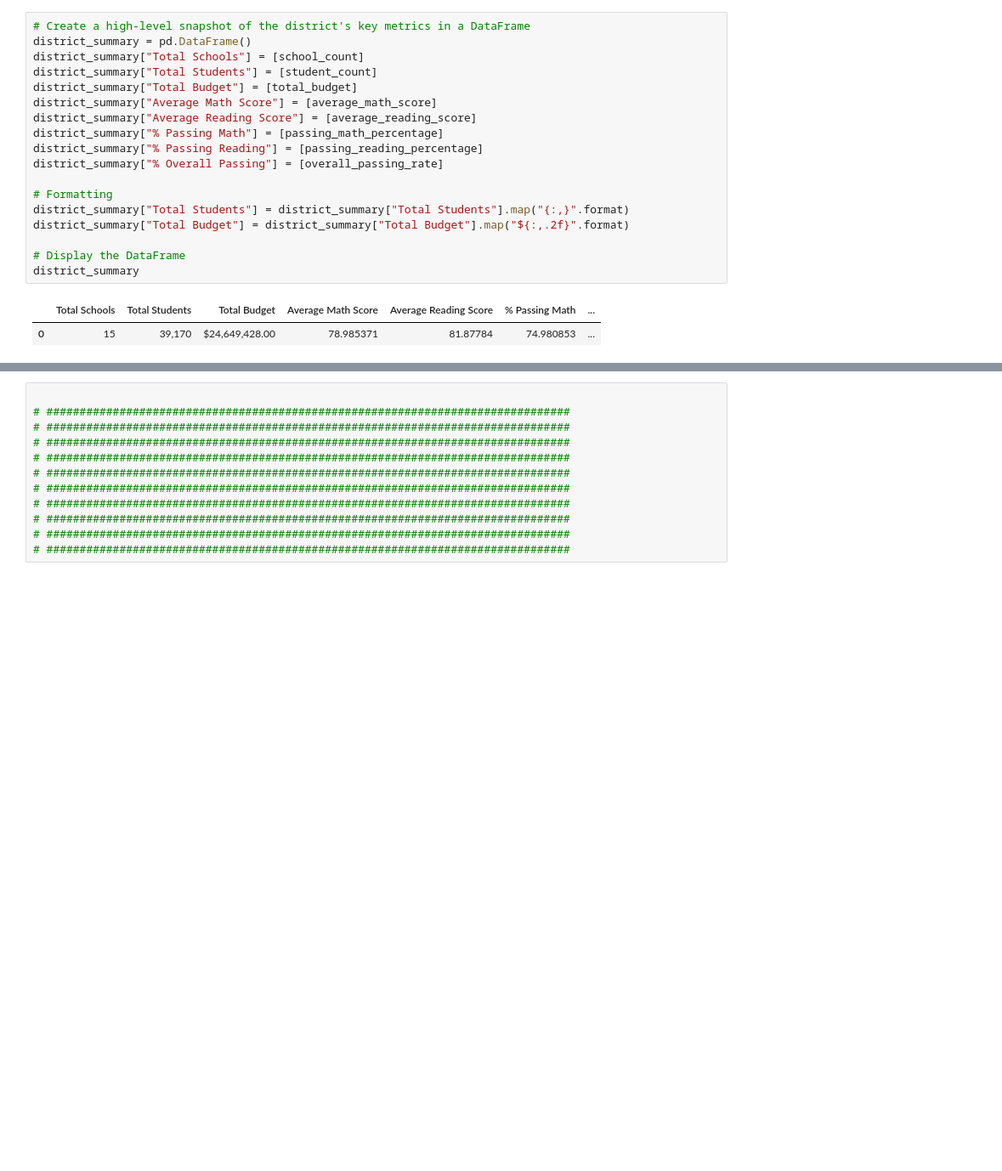
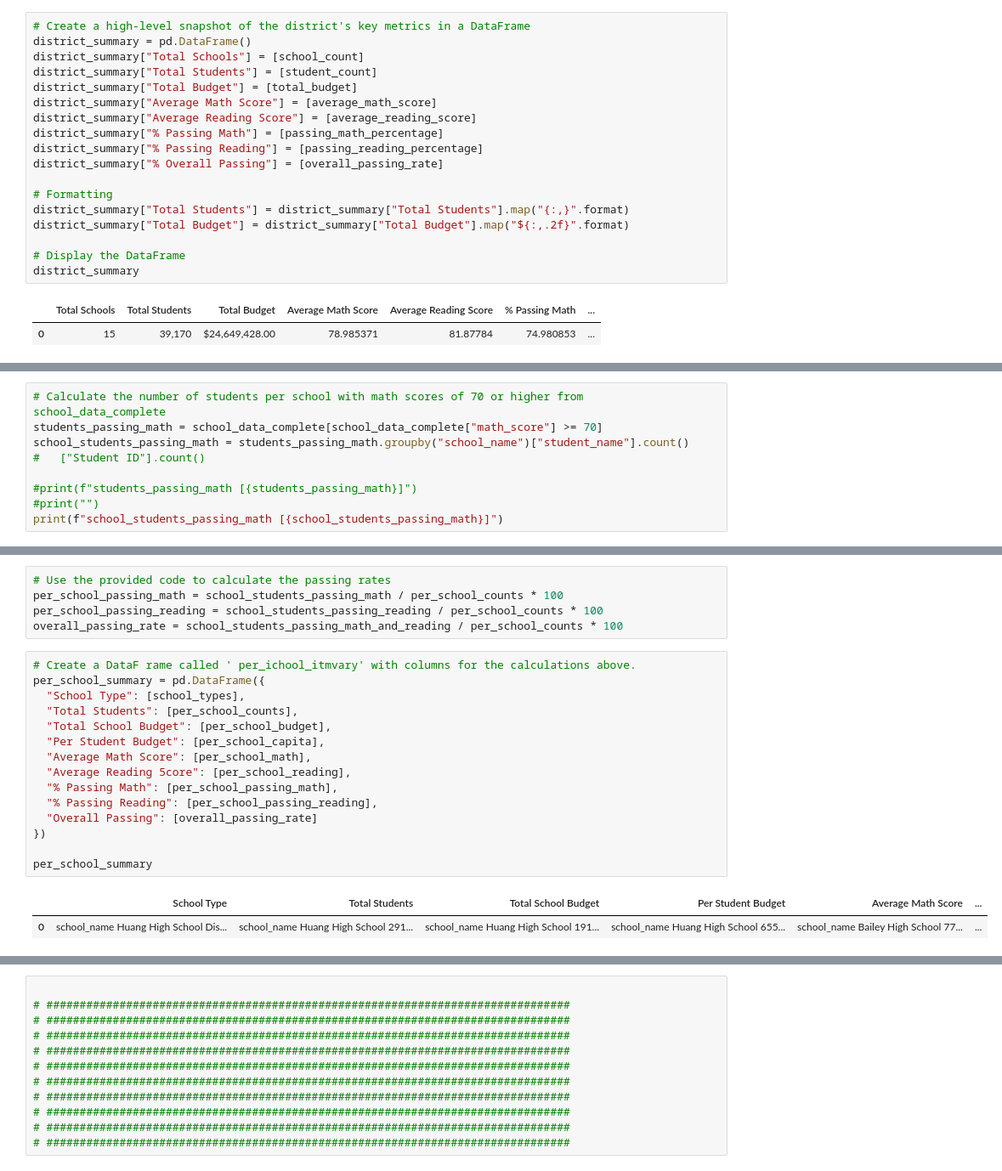
Before and after one commit to MarkOlsonMN/pandas-challenge, a Jupyter notebook: PyCitySchools/PyCitySchools_Jupyter_Notebook.ipynb, the cells around one changed output, grey strips where cells are left out. Shown at 85% size. Drawn from its saved outputs; the diff is of its cells as text; blank space fills up the shorter version.

```diff
--- a/PyCitySchools/PyCitySchools_Jupyter_Notebook.ipynb
+++ b/PyCitySchools/PyCitySchools_Jupyter_Notebook.ipynb
@@ -151,0 +252,8 @@ print(df)
+# %%
+# Calculate the number of students per school with math scores of 70 or higher from school_data_complete
+students_passing_math = school_data_complete[school_data_complete["math_score"] >= 70]
+school_students_passing_math = students_passing_math.groupby("school_name")["student_name"].count()               #   ["Student ID"].count()
+
+#print(f"students_passing_math [{students_passing_math}]")
+#print("")
+print(f"school_students_passing_math [{school_students_passing_math}]")
@@ -151,0 +311,23 @@ print(df)
+# %%
+# Use the provided code to calculate the passing rates
+per_school_passing_math = school_students_passing_math / per_school_counts * 100
+per_school_passing_reading = school_students_passing_reading / per_school_counts * 100
+overall_passing_rate = school_students_passing_math_and_reading / per_school_counts * 100
+# %%
+# Create a DataF rame called ' per_ichool_itmvary' with columns for the calculations above.
+per_school_summary = pd.DataFrame({
+  "School Type": [school_types],
+  "Total Students": [per_school_counts],
+  "Total School Budget": [per_school_budget],
+  "Per Student Budget": [per_school_capita],
+  "Average Math Score": [per_school_math],
+  "Average Reading 5core": [per_school_reading],
+  "% Passing Math": [per_school_passing_math],
+  "% Passing Reading": [per_school_passing_reading],
+  "Overall Passing": [overall_passing_rate]
+})
+
+per_school_summary
+# %% [output]
+|  | School Type | Total Students | Total School Budget | Per Student Budget | Average Math Score | ... |
+| 0 | school_name Huang High School Dis... | school_name Huang High School 291... | school_name Huang High School 191... | school_name Huang High School 655... | school_name Bailey High School 77... | ... |
```
Also changed, not shown: parts of 20 cells of this notebook.
